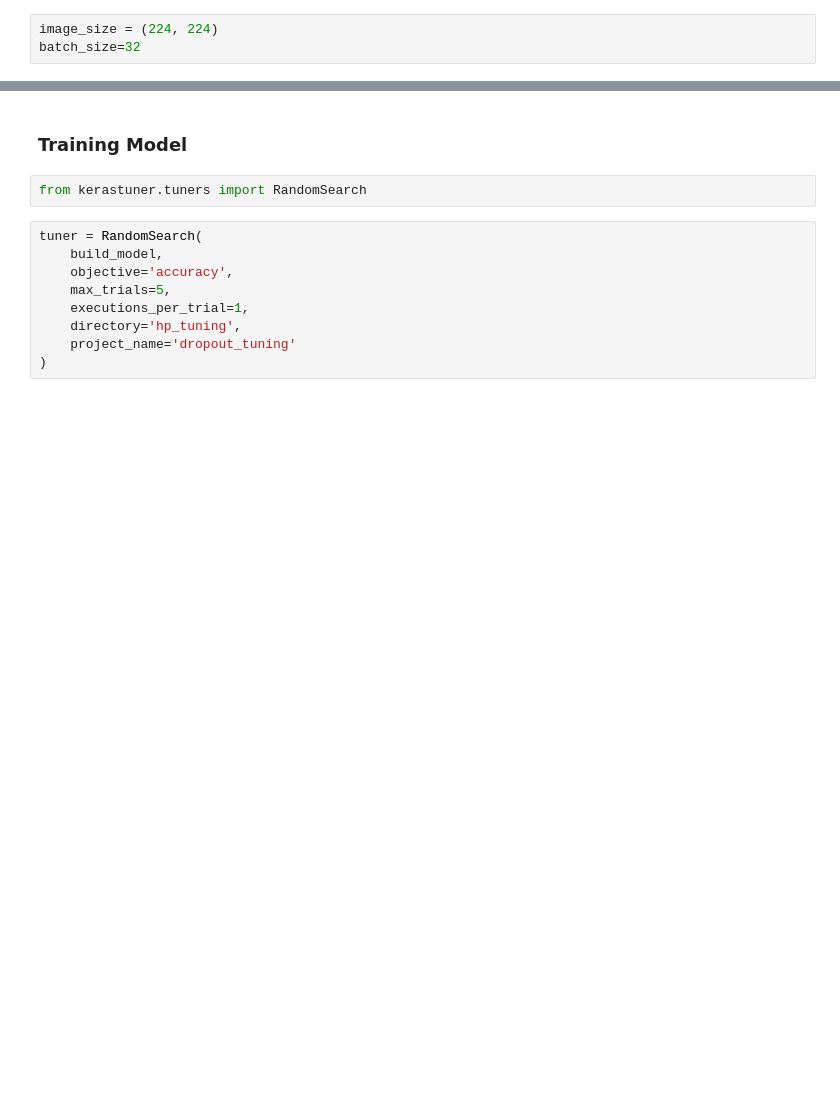
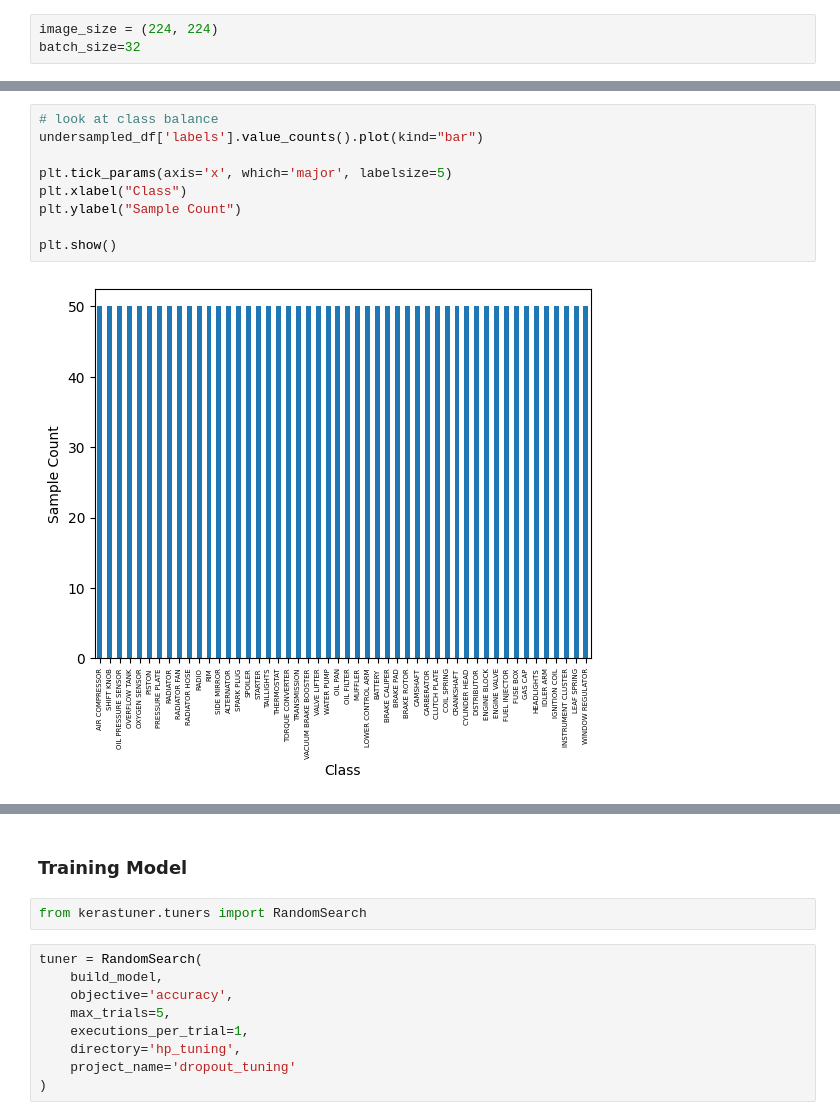
Before and after one commit to desracto/csci316-proj2, a Jupyter notebook: car-part.ipynb, the cells around one changed output, grey strips where cells are left out. Saved outputs shown, nothing was run; the diff lists cells and outputs as text; blank space fills up the shorter version.

```diff
--- a/car-part.ipynb
+++ b/car-part.ipynb
@@ -709 +725,12 @@ batch_size=32
+# %%
+# look at class balance
+undersampled_df['labels'].value_counts().plot(kind="bar")
+
+plt.tick_params(axis='x', which='major', labelsize=5)
+plt.xlabel("Class")
+plt.ylabel("Sample Count")
+
+plt.show()
+# %% [output]
+[figure, added]
 # %%
```
Also changed, not shown: parts of 30 cells of this notebook, 24 other files.
